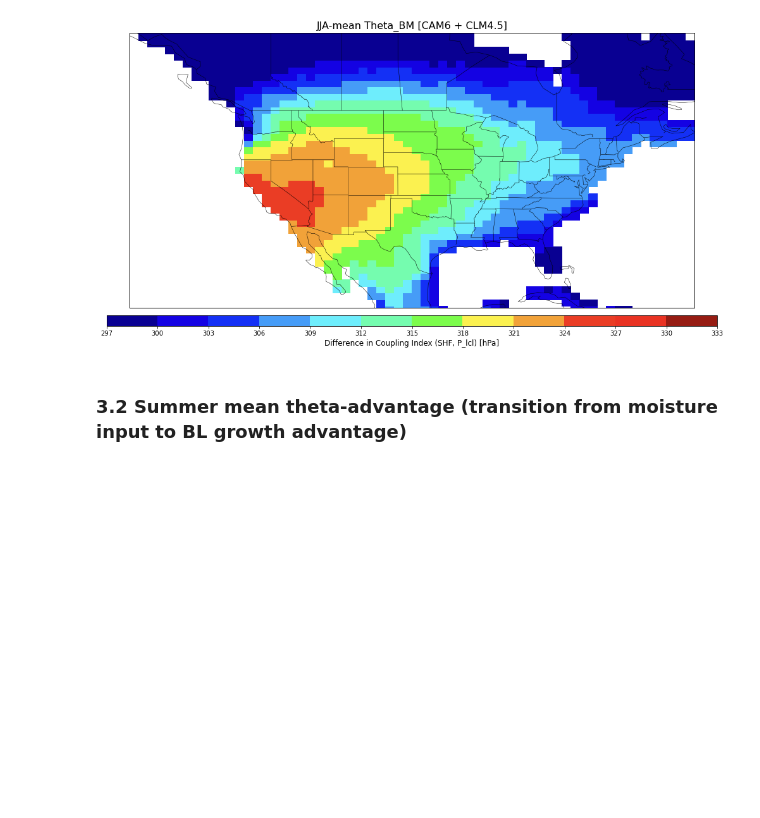
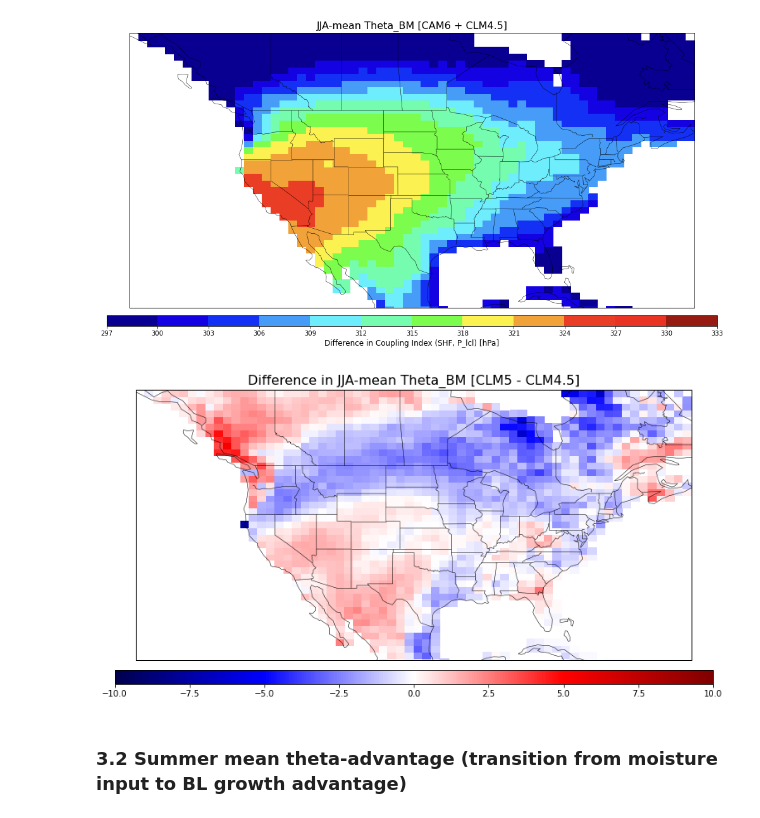
Before and after one commit to megandevlan/Coupling_CAM6CLM5, a Jupyter notebook: HCF.ipynb, the cells around one changed output. Saved outputs shown, nothing was run; the diff lists cells and outputs as text; code cells hidden in the pictures; blank space fills up the shorter version.

```diff
--- a/HCF.ipynb
+++ b/HCF.ipynb
@@ -1059,6 +1059,43 @@ cbar.set_label('Difference in Coupling Index (SHF, P_lcl) [hPa]',fontsize=12)
 # cb = ax1.colorbar(cmap=cmap, norm=norm, ticks=bounds, boundaries=bounds, format='%1i')
 # %% [output]
 [figure]
+# %%
+# Plot difference in modeled Theta_BM (CLM5 - CLM4.5)
+
+diff_thetaBM = thetaBM_CLM5 - thetaBM_CLM45
+
+fig, ax1 = plt.subplots(1,1, figsize=(12, 8),
+                        facecolor='w', edgecolor='k',
+                        subplot_kw={'projection':ccrs.PlateCarree()})
+
+# Zoom in on US
+ax1.set_extent([-140,-60,21,60], crs=ccrs.PlateCarree())
+
+
+# ----- Plot difference from CESM1 ------
+# Contour plots
+contour_plot = ax1.pcolormesh(lon,lat, np.nanmean(diff_thetaBM, axis=0)*landMask,
+                             vmin=-10,vmax=10,
+                             cmap='seismic')
+
+# Additional options
+ax1.set_title('Difference in JJA-mean Theta_BM [CLM5 - CLM4.5]',fontsize=16)
+ax1.coastlines(linewidth=0.5,edgecolor='k')
+ax1.add_feature(cfeature.BORDERS,linewidth=0.5,edgecolor='k')
+#   Set up to add states to plots
+states_provinces = cfeature.NaturalEarthFeature(
+    category='cultural',
+    name='admin_1_states_provinces_lines',
+    scale='50m',
+    facecolor='none')
+ax1.add_feature(states_provinces,edgecolor='k',linewidth=0.5)
+
+# Add colorbar
+ax_position = ax1.get_position()
+cbar_ax = fig.add_axes([ax_position.x0-0.03, ax_position.y0-0.05, ax_position.width+0.06, 0.03])
+cbar = plt.colorbar(contour_plot, orientation='horizontal',cax=cbar_ax)
+# %% [output]
+[figure, added]
 # %% [markdown]
 ### 3.2 Summer mean theta-advantage (transition from moisture input to BL growth advantage)
 # %%
```
Also changed, not shown: parts of 20 cells of this notebook, 2 other files.
